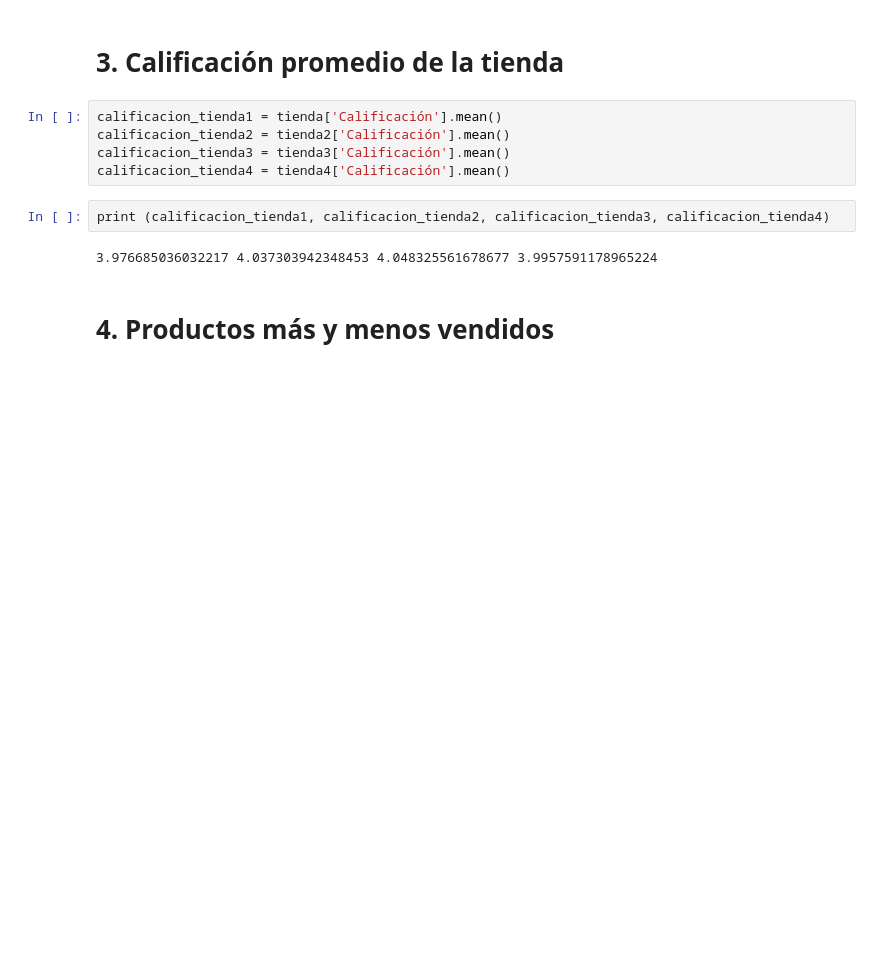
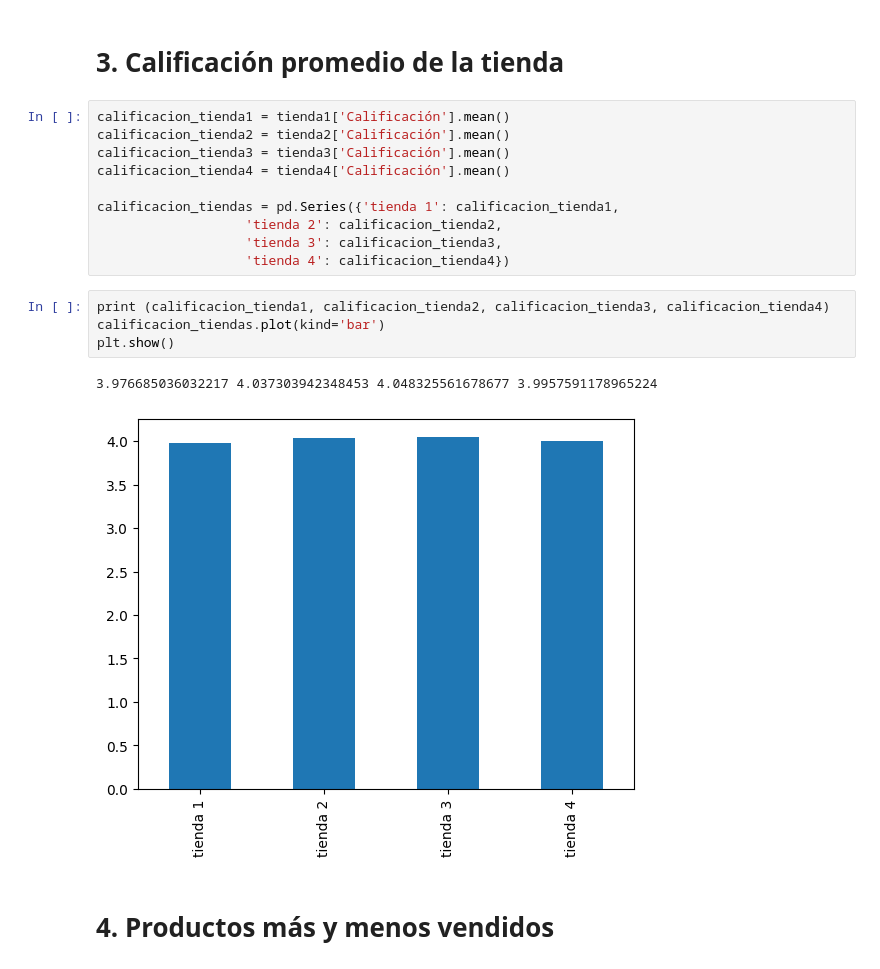
Before and after one commit to NicoPerotto/challenge1-data-science-latam, a Jupyter notebook: alurastorelatam.ipynb, the cells around one changed output. Drawn from its saved outputs; the diff is of its cells as text; blank space fills up the shorter version.

```diff
--- a/alurastorelatam.ipynb
+++ b/alurastorelatam.ipynb
@@ -69,14 +68,22 @@ Name: Precio, dtype: float64
 # %% [markdown]
 # 3. Calificación promedio de la tienda
 # %%
-calificacion_tienda1 = tienda['Calificación'].mean()
+calificacion_tienda1 = tienda1['Calificación'].mean()
 calificacion_tienda2 = tienda2['Calificación'].mean()
 calificacion_tienda3 = tienda3['Calificación'].mean()
 calificacion_tienda4 = tienda4['Calificación'].mean()
+
+calificacion_tiendas = pd.Series({'tienda 1': calificacion_tienda1,
+                   'tienda 2': calificacion_tienda2,
+                   'tienda 3': calificacion_tienda3,
+                   'tienda 4': calificacion_tienda4})
 # %%
 print (calificacion_tienda1, calificacion_tienda2, calificacion_tienda3, calificacion_tienda4)
+calificacion_tiendas.plot(kind='bar')
+plt.show()
 # %% [output]
 3.976685036032217 4.037303942348453 4.048325561678677 3.9957591178965224
+[figure, added]
 # %% [markdown]
 # 4. Productos más y menos vendidos
 # %% [markdown]
```
Also changed, not shown: parts of 12 cells of this notebook.
